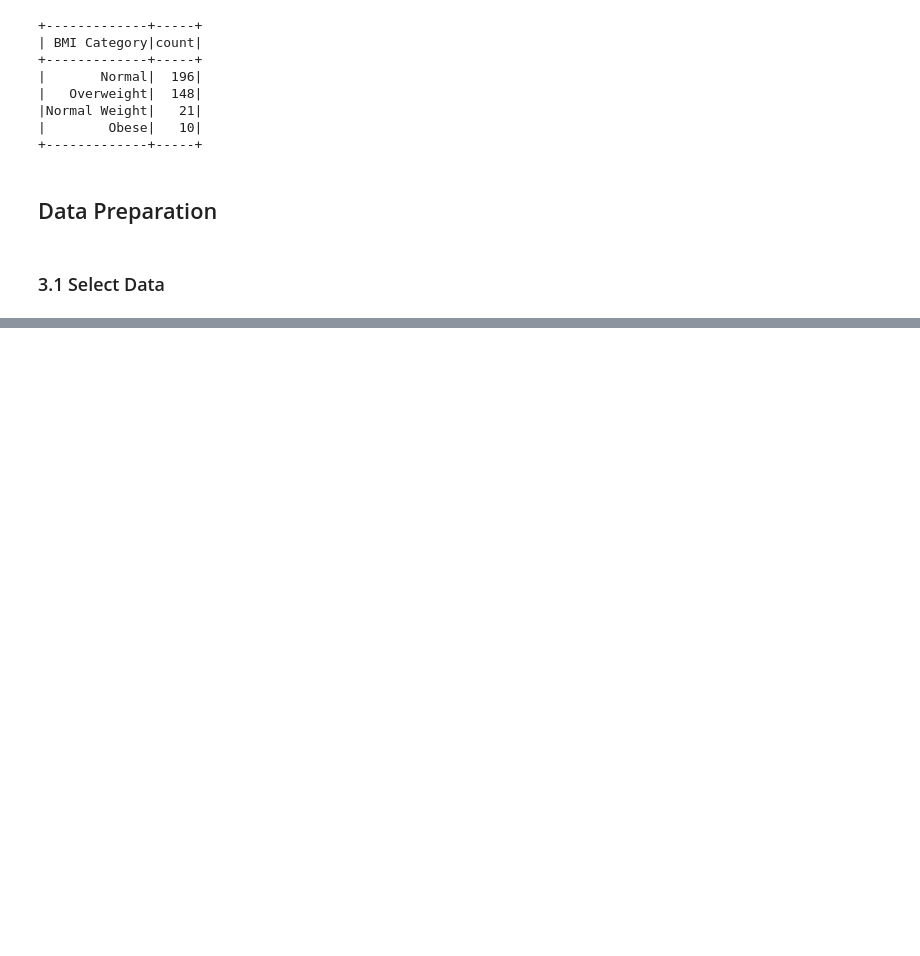
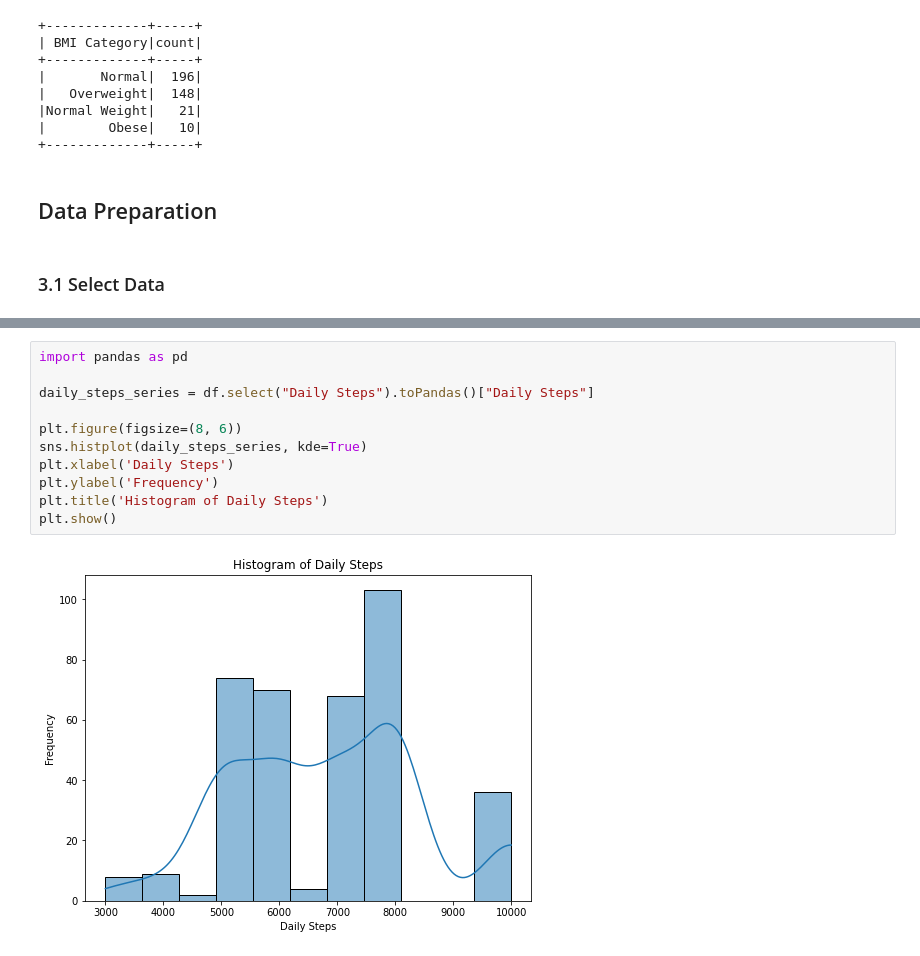
Before and after one commit to JinkyXiang/INFOSYS722-BDAS, a Jupyter notebook: Spark DataFrame Iteration4.ipynb, the cells around one changed output, grey strips where cells are left out. Drawn from its saved outputs; the diff is of its cells as text; blank space fills up the shorter version.

```diff
--- a/Spark DataFrame Iteration4.ipynb
+++ b/Spark DataFrame Iteration4.ipynb
@@ -599,0 +640,13 @@ plt.show()
+# %%
+import pandas as pd
+
+daily_steps_series = df.select("Daily Steps").toPandas()["Daily Steps"]
+
+plt.figure(figsize=(8, 6))
+sns.histplot(daily_steps_series, kde=True)
+plt.xlabel('Daily Steps')
+plt.ylabel('Frequency')
+plt.title('Histogram of Daily Steps')
+plt.show()
+# %% [output]
+[figure, added]
```
Also changed, not shown: parts of 17 cells of this notebook, 2 other files.
